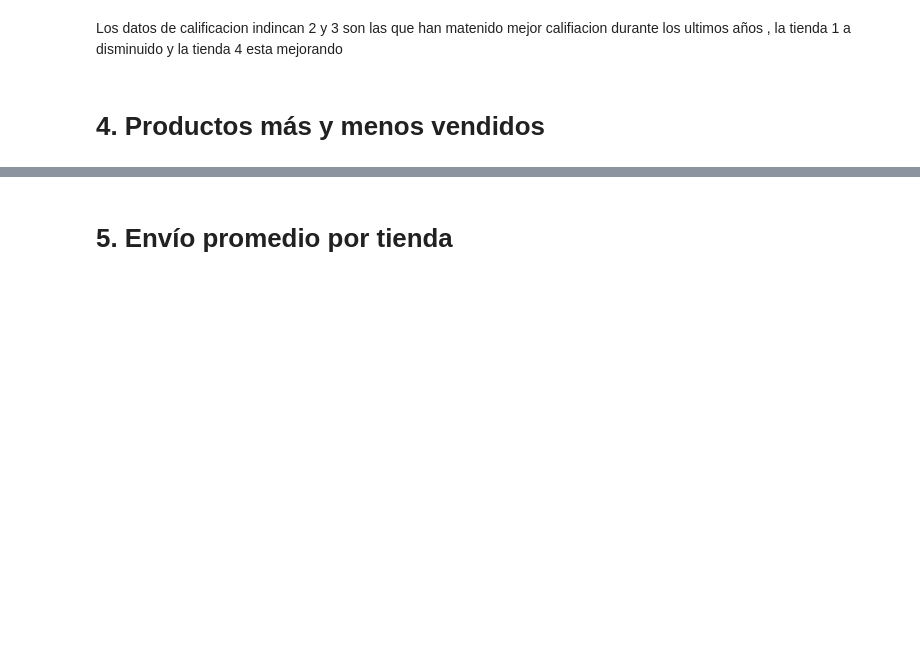
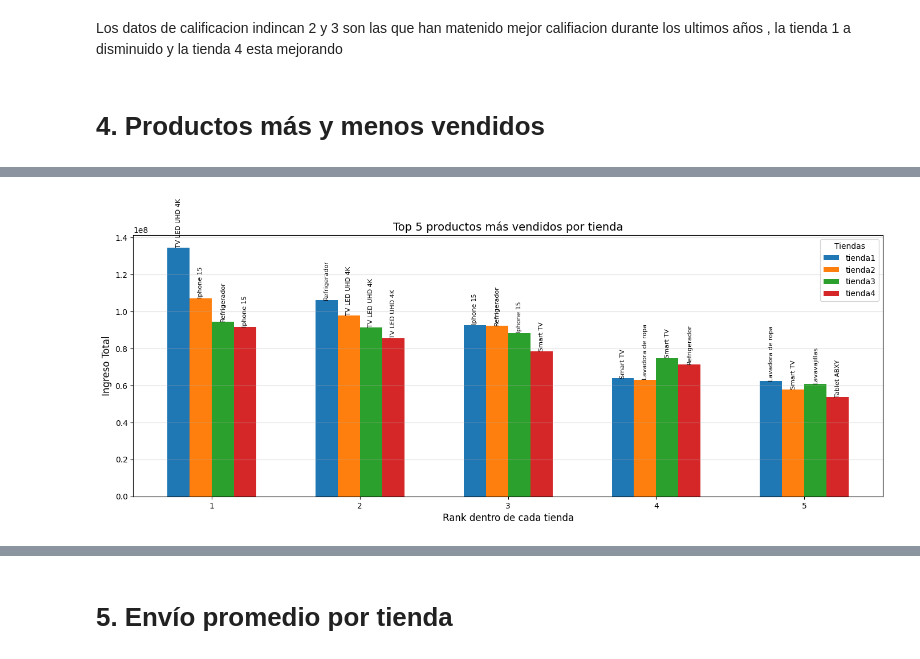
Before and after one commit to JCSR2022/challenge1-data-science-Alura, a Jupyter notebook: AluraStoreLatam.ipynb, the cells around one changed output, grey strips where cells are left out. Drawn from its saved outputs; the diff is of its cells as text; code cells hidden in the pictures; blank space fills up the shorter version.

```diff
--- a/AluraStoreLatam.ipynb
+++ b/AluraStoreLatam.ipynb
@@ -999,3 +1067,48 @@ df_all
+# %%
+import matplotlib.pyplot as plt
+import numpy as np
+import pandas as pd
+
+def analisis_top5_por_tienda(df_all, tiendas):
+
+    df = df_all[df_all["Tienda"].isin(tiendas)].copy()
+
+    df_group = df.groupby(["Tienda", "Producto"])["Ingreso Total"].sum().reset_index()
+
+    plt.figure(figsize=(14, 6))
+
+    num_tiendas = len(tiendas)
+    ancho_barra = 0.15
+    x_base = np.arange(5)  # Para top5
+
+    for i, tienda in enumerate(tiendas):
+        top5 = (
+            df_group[df_group["Tienda"] == tienda]
+            .sort_values("Ingreso Total", ascending=False)
+            .head(5)
+        )
+
+        # x shift para separar por tienda
+        x_pos = x_base + i * ancho_barra
+
+        plt.bar(x_pos, top5["Ingreso Total"], width=ancho_barra, label=tienda)
+
+        # Agregar etiquetas de productos sobre barras
+        for x, val, prod in zip(x_pos, top5["Ingreso Total"], top5["Producto"]):
+            plt.text(x, val, str(prod), rotation=90, ha="center", va="bottom", fontsize=8)
+
+    plt.title("Top 5 productos más vendidos por tienda", fontsize=14)
+    plt.xlabel("Rank dentro de cada tienda", fontsize=12)
+    plt.ylabel("Ingreso Total", fontsize=12)
+    plt.xticks(x_base + ancho_barra*(num_tiendas-1)/2, [1,2,3,4,5])
+    plt.grid(axis="y", alpha=0.4)
+    plt.legend(title="Tiendas")
+    plt.tight_layout()
+    plt.show()
+
+analisis_top5_por_tienda(df_all, ["tienda1", "tienda2", "tienda3", "tienda4"])
+# %% [output]
+[figure, added]
 # %%
 def califiacion_por_producto(all_data):
 
```
Also changed, not shown: parts of 12 cells of this notebook.
